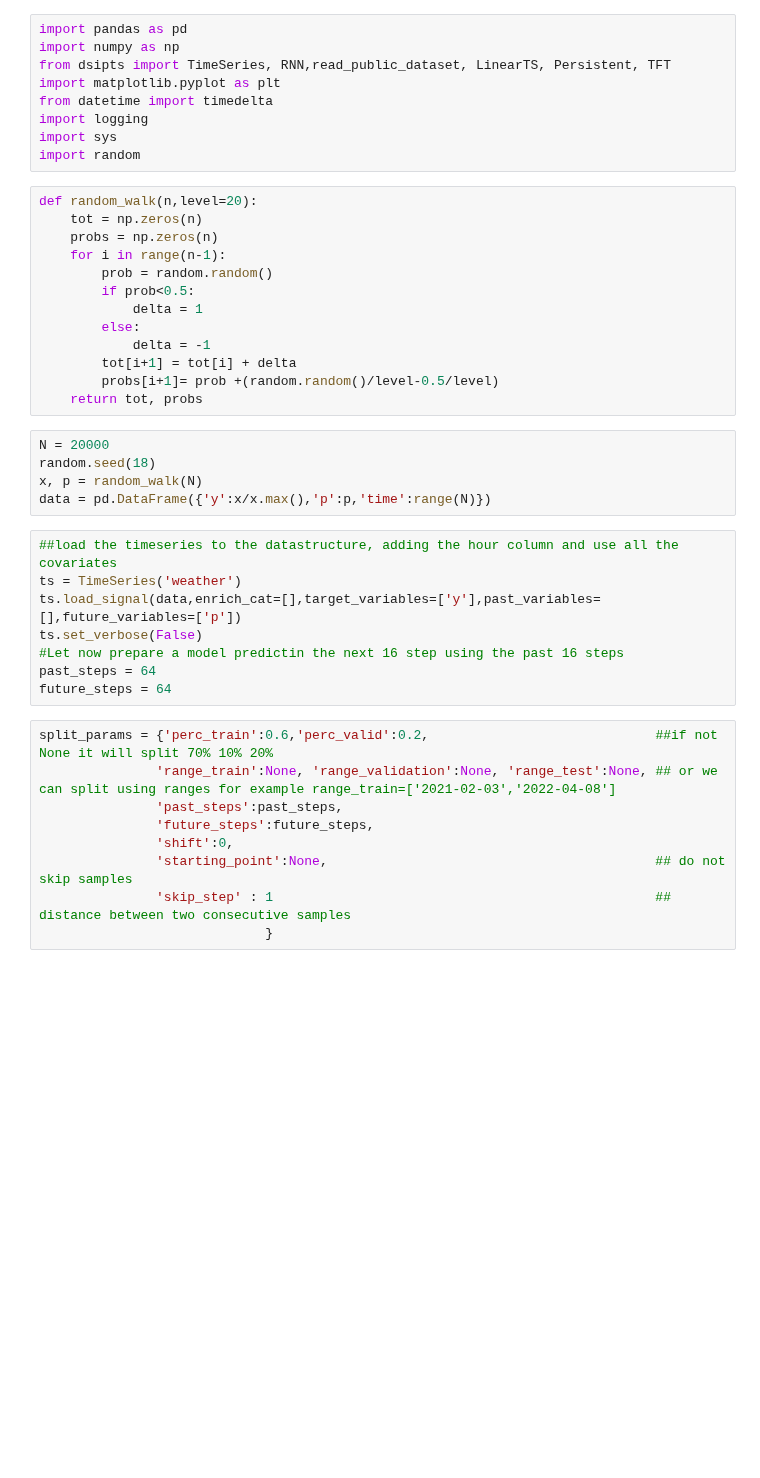
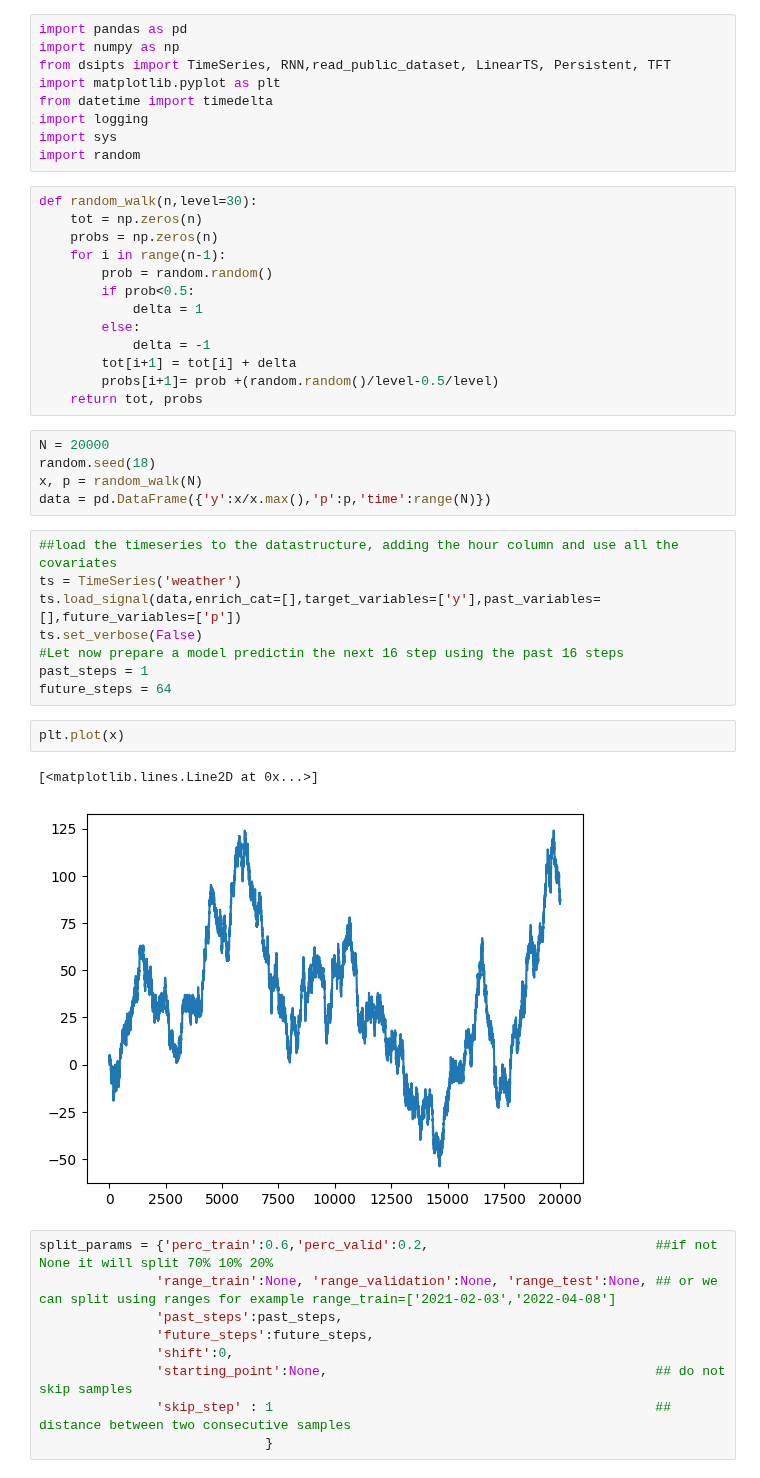
Before and after one commit to DSIP-FBK/DSIPTS, a Jupyter notebook: notebooks/6- non_predictable-linear.ipynb, the cells around one changed output. Cells and saved outputs as stored; diff of their text form; blank space fills up the shorter version.

```diff
--- a/notebooks/6- non_predictable-linear.ipynb
+++ b/notebooks/6- non_predictable-linear.ipynb
@@ -8,7 +8,7 @@ import logging
 import sys
 import random
 # %%
-def random_walk(n,level=20):
+def random_walk(n,level=30):
     tot = np.zeros(n)
     probs = np.zeros(n)
     for i in range(n-1):
@@ -31,8 +31,13 @@ ts = TimeSeries('weather')
 ts.load_signal(data,enrich_cat=[],target_variables=['y'],past_variables= [],future_variables=['p'])
 ts.set_verbose(False)
 #Let now prepare a model predictin the next 16 step using the past 16 steps
-past_steps = 64
+past_steps = 1
 future_steps = 64
+# %%
+plt.plot(x)
+# %% [output]
+[<matplotlib.lines.Line2D at 0x...>]
+[figure, added]
 # %%
 split_params = {'perc_train':0.6,'perc_valid':0.2,                             ##if not None it will split 70% 10% 20%
                'range_train':None, 'range_validation':None, 'range_test':None, ## or we can split using ranges for example range_train=['2021-02-03','2022-04-08']
```
Also changed, not shown: parts of 16 cells of this notebook, 2 other files.
